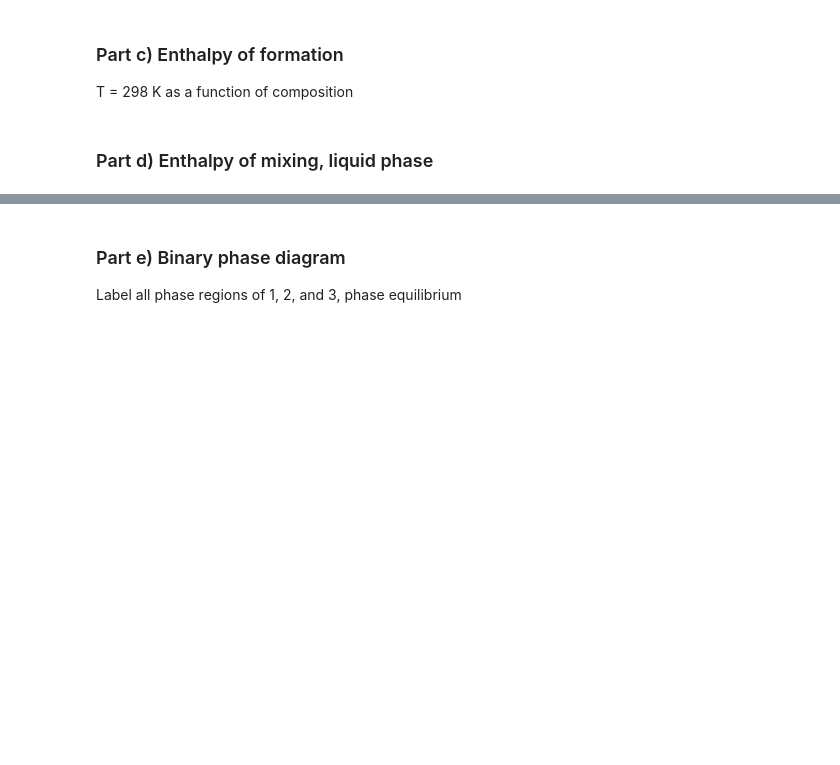
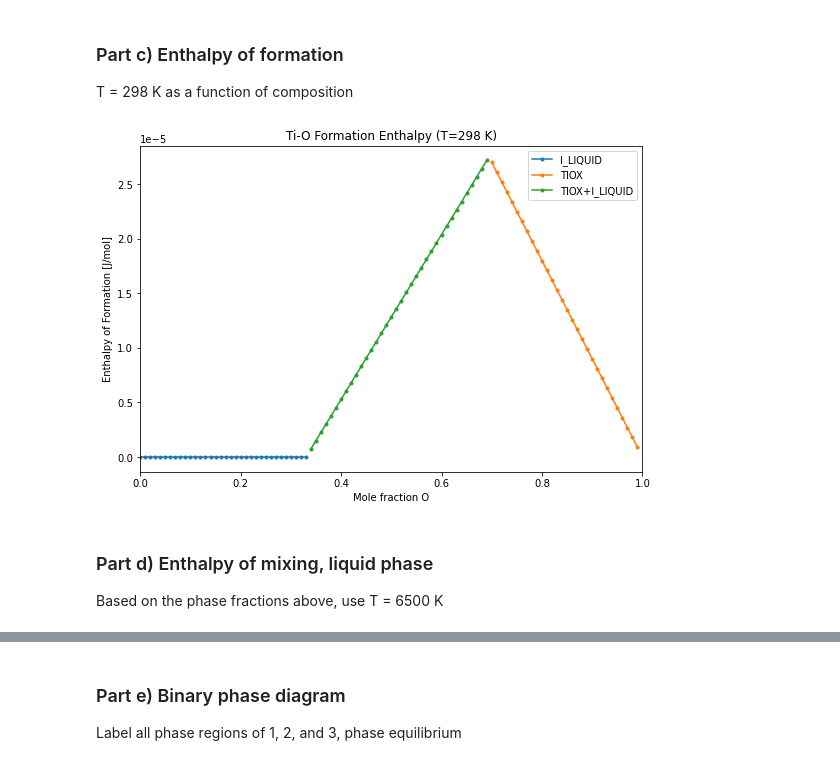
Before and after one commit to jkboualavong/MATSE580-pycalphad, a Jupyter notebook: Homework2/TiO Properties.ipynb, the cells around one changed output, grey strips where cells are left out. Saved outputs shown, nothing was run; the diff lists cells and outputs as text; code cells hidden in the pictures; blank space fills up the shorter version.

```diff
--- a/Homework2/TiO Properties.ipynb
+++ b/Homework2/TiO Properties.ipynb
@@ -218,5 +220,51 @@ plt.show()
 # %% [markdown]
 ### Part c) Enthalpy of formation
 T = 298 K as a function of composition
+# %%
+from pycalphad import Database, equilibrium, Model, ReferenceState, variables as v
+import matplotlib.pyplot as plt
+import numpy as np
+
+db = Database("TiO_Complete.tdb")
+comps = ["TI", "O", "VA"]
+phases = db.phases.keys()
+
+# Single element reference state phase for Ti and O
+Ti_ref = ReferenceState("TI", "HCP_A3", {v.T: 298.15, v.P: 101325})
+O_ref  = ReferenceState("O",  "GAS", {v.T: 298.15, v.P: 101325})
+
+# Create the models for each phase and shift them all by the same reference states.
+eq_models = {}
+for phase_name in phases:
+    mod = Model(db, comps, phase_name)
+    mod.shift_reference_state([Ti_ref, O_ref], db)
+    eq_models[phase_name] = mod
+
+# Calculate HMR at 298 K from X(O)=0 to X(O)=1
+conds = {v.P: 101325, v.T: 298, v.X("O"): (0, 1, 0.01)}
+result = equilibrium(db, comps, phases, conds, output="HMR", model=eq_models)
+
+# Find the groups of unique phases in equilibrium
+unique_phase_sets = np.unique(result.Phase.values.squeeze(), axis=0)
+
+# Plot
+fig = plt.figure(figsize=(9,6))
+ax = fig.gca()
+for phase_set in unique_phase_sets:
+    label = '+'.join([ph for ph in phase_set if ph != ''])
+    # Composition indices with the same unique phase
+    unique_phase_idx = np.nonzero(np.all(result.Phase.values.squeeze() == phase_set, axis=1))[0]
+    masked_result = result.isel(X_O=unique_phase_idx)
+    ax.plot(masked_result.X_O.squeeze(), masked_result.HMR.squeeze(), marker='.', label=label)
+ax.set_xlim((0, 1))
+ax.set_xlabel('Mole fraction O')
+ax.set_ylabel('Enthalpy of Formation [J/mol]')
+ax.set_title('Ti-O Formation Enthalpy (T=298 K)')
+plt.ticklabel_format(axis = 'y', style = 'sci', scilimits = [-3, 3])
+ax.legend()
+plt.show()
+# %% [output]
+[figure, added]
 # %% [markdown]
 ### Part d) Enthalpy of mixing, liquid phase
+Based on the phase fractions above, use T = 6500 K
```
Also changed, not shown: parts of 3 cells of this notebook.
